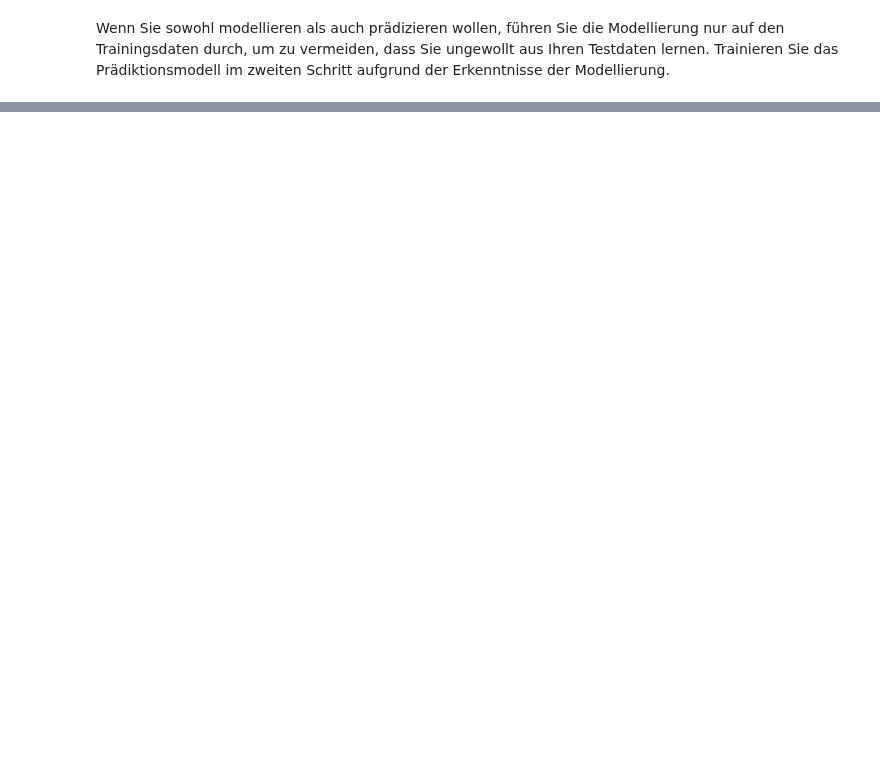
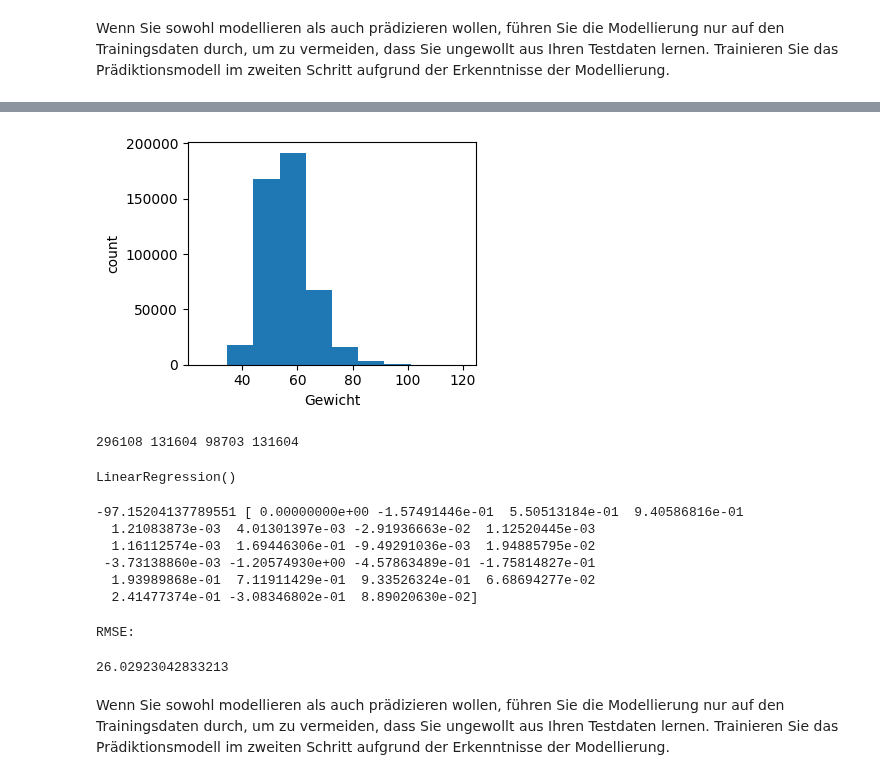
Before and after one commit to SebastianGrab/DataAnalyticsWS23-24, a Jupyter notebook: Projektarbeit/Aufgaben/Projektarbeit_A8.ipynb, the cells around one changed output, grey strips where cells are left out. Saved outputs shown, nothing was run; the diff lists cells and outputs as text; code cells hidden in the pictures; blank space fills up the shorter version.

```diff
--- a/Projektarbeit/Aufgaben/Projektarbeit_A8.ipynb
+++ b/Projektarbeit/Aufgaben/Projektarbeit_A8.ipynb
@@ -108,0 +238,49 @@ Wenn Sie sowohl modellieren als auch prädizieren wollen, führen Sie die Modell
+# %%
+# Daten (weiblich):
+
+plt.figure(figsize=(4, 3))
+plt.hist(data_f['Gewicht'])
+plt.xlabel('Gewicht')
+plt.ylabel('count')
+plt.tight_layout()
+# %% [output]
+[figure, added]
+# %%
+# Daten aufteilen: Testdaten
+X_train, X_test, y_train, y_test = train_test_split(data_m.drop(columns=['Gewicht']), data_m['Gewicht'], test_size=0.25)
+
+# Nicht-Testdaten weiter aufteilen: Training und Entwicklung
+X_train, X_dev, y_train, y_dev = train_test_split(X_train, y_train, test_size=0.25)
+
+print(len(X_train), len(X_test), len(X_dev), len(X_test))
+# %% [output]
+296108 131604 98703 131604
+# %%
+clf = LinearRegression()
+clf.fit(X_train, y_train)
+# %% [output]
+LinearRegression()
+# %%
+LinearRegression()
+
+print(clf.intercept_, clf.coef_)
+# %% [output]
+-97.15204137789551 [ 0.00000000e+00 -1.57491446e-01  5.50513184e-01  9.40586816e-01
+  1.21083873e-03  4.01301397e-03 -2.91936663e-02  1.12520445e-03
+  1.16112574e-03  1.69446306e-01 -9.49291036e-03  1.94885795e-02
+ -3.73138860e-03 -1.20574930e+00 -4.57863489e-01 -1.75814827e-01
+  1.93989868e-01  7.11911429e-01  9.33526324e-01  6.68694277e-02
+  2.41477374e-01 -3.08346802e-01  8.89020630e-02]
+# %%
+# Vorhersage machen und evaluieren
+predicted = clf.predict(X_dev)
+expected = y_dev
+
+
+print("RMSE: ")
+RMSE(expected, predicted)
+# %% [output]
+RMSE:
+26.02923042833213
+# %% [markdown]
+Wenn Sie sowohl modellieren als auch prädizieren wollen, führen Sie die Modellierung nur auf den Trainingsdaten durch, um zu vermeiden, dass Sie ungewollt aus Ihren Testdaten lernen. Trainieren Sie das Prädiktionsmodell im zweiten Schritt aufgrund der Erkenntnisse der Modellierung.
```
Also changed, not shown: parts of 13 cells of this notebook.
